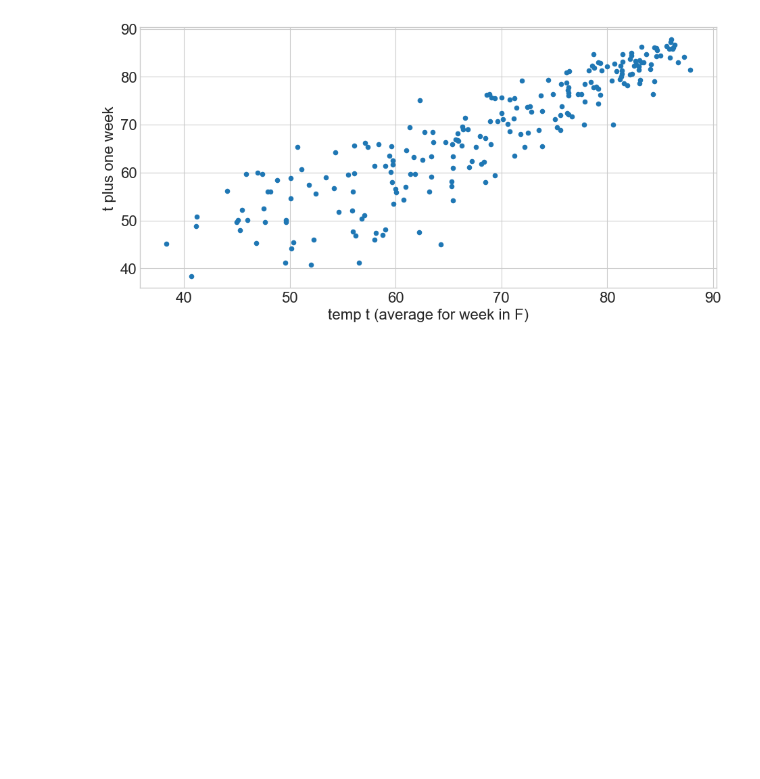
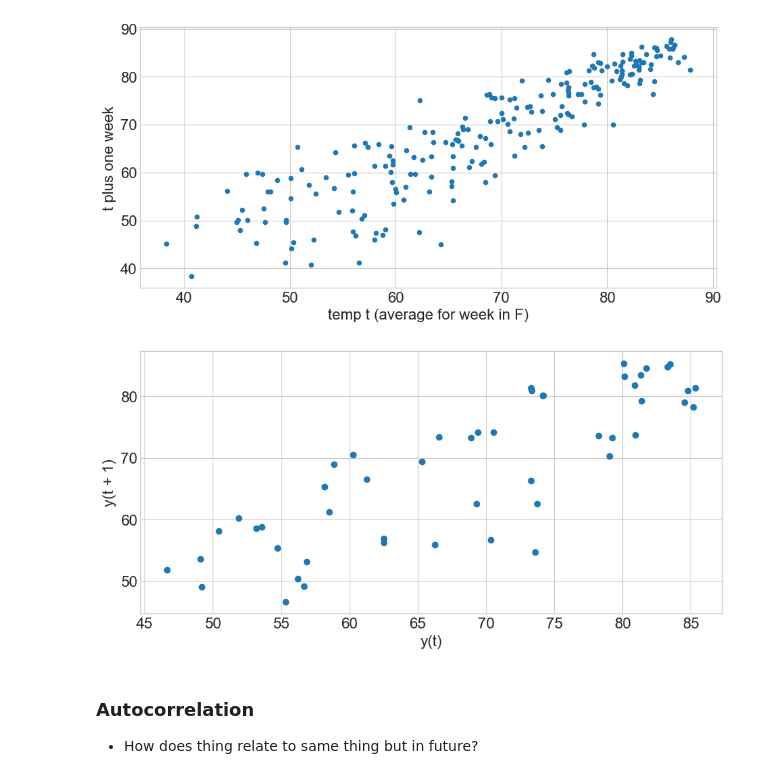
Before and after one commit to CodeupClassroom/oneil-tsa, a Jupyter notebook: explore.ipynb, the cells around one changed output. Saved outputs shown, nothing was run; the diff lists cells and outputs as text; code cells hidden in the pictures; blank space fills up the shorter version.

```diff
--- a/explore.ipynb
+++ b/explore.ipynb
@@ -351,3 +449,14 @@ weekly.plot.scatter(x='temp',
 plt.show()
 # %% [output]
 [figure]
+# %%
+# pandas can automatically make a lag plot for us
+# we just need to feed in a series (which we can aggregate with a resample if we want)
+# and how much we want the lag to be
+pd.plotting.lag_plot(train.temp.resample('M').mean(), lag=1)
+plt.show()
+# %% [output]
+[figure, added]
+# %% [markdown]
+### Autocorrelation
+ - How does thing relate to same thing but in future?
```
Also changed, not shown: parts of 41 cells of this notebook.
